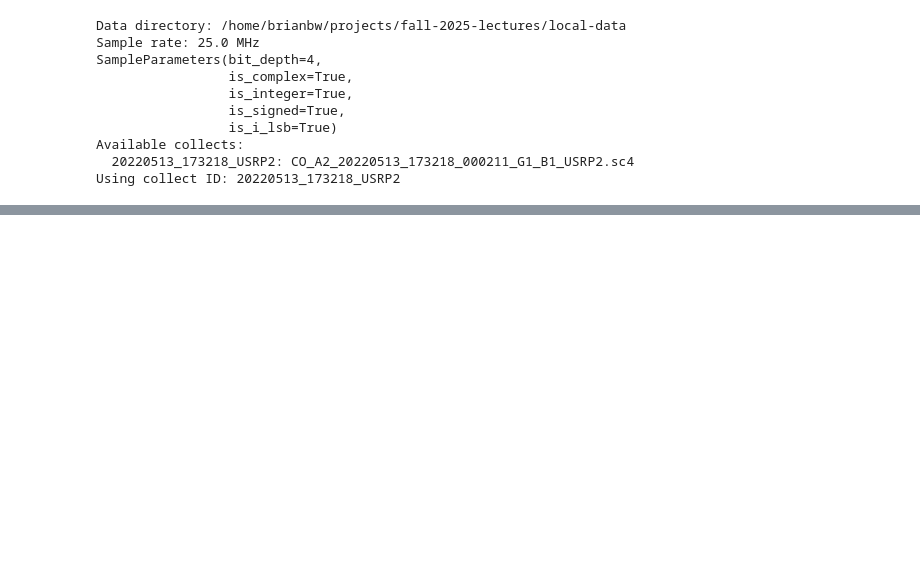
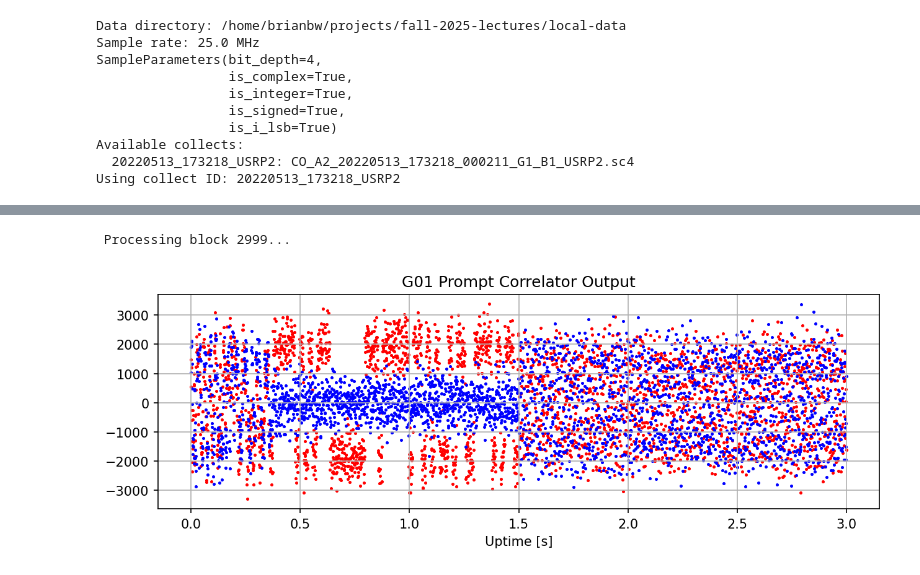
Before and after one commit to cu-sense-lab/fall-2025-lectures, a Jupyter notebook: final-project/tracking.ipynb, the cells around one changed output, grey strips where cells are left out. Drawn from its saved outputs; the diff is of its cells as text; code cells hidden in the pictures; blank space fills up the shorter version.

Commit message:
tracking

```diff
--- a/final-project/tracking.ipynb
+++ b/final-project/tracking.ipynb
@@ -55,7 +60,6 @@ Available collects:
 Using collect ID: 20220513_173218_USRP2
 # %%
 # Load acquisition results from file
-import pickle
 acq_results_directory = os.path.join(data_dir, "acquisition-results")
 os.makedirs(acq_results_directory, exist_ok=True)
 acq_results_version_id = "v1"
@@ -63,7 +67,7 @@ acq_results_filepath = os.path.join(
     acq_results_directory, f"{collect_id}.{acq_results_version_id}.pkl"
 )
 with open(acq_results_filepath, "rb") as f:
-    acq_results = pickle.load(f)
+    acq_results: dict[str, bpsk_acquisition.AcquisitionResult] = pickle.load(f)
 
 acquired_signal_ids = sorted(list(filter(
     lambda sig_id: acq_results[sig_id].signal_detected, acq_results.keys()
@@ -152,0 +123,72 @@ with sample_streaming.FileSampleStream(
+# %%
+with sample_streaming.FileSampleStream(
+        collect_filepath,
+        sample_params,
+        buffer_size_samples,
+        block_size_samples,
+    ) as sample_stream:
+
+    sample_block_generator = sample_stream.sample_block_generator()
+
+    for i_block, sample_block in enumerate(sample_block_generator):
+        if i_block >= num_blocks_to_track:
+            break
+        print(f"\r Processing block {i_block}...", end="")
+
+        uptime_seconds = i_block * block_duration_ms * 1e-3
+
+        # Mixdown to baseband
+        phi_IF = 2 * np.pi * inter_freq_l1_hz * (uptime_seconds + tracking_loop_params.block_sample_time_arr)
+        # Inject Doppler shift at 1.5 seconds
+        # if uptime_seconds >= 1.4:
+        #     phi_shift = 2 * np.pi * gps_l1ca.CARRIER_FREQ * 10e-8 * np.maximum(0, uptime_seconds + tracking_loop_params.block_sample_time_arr - 1.5)
+        #     phi_IF += phi_shift
+        sample_block *= np.exp(-1j * phi_IF)
+
+        # Track each signal
+        for sig_id, signal_state in tracking_signal_states.items():
+            signal_params = GPS_L1_tracking_signal_params[sig_id]
+            signal_outputs = tracking_outputs[sig_id]
+            tracking.track_signal(
+                uptime_seconds,
+                sample_block,
+                signal_params,
+                signal_state,
+                tracking_loop_params,
+                signal_outputs,
+            )
+# %% [output]
+ Processing block 2999...
+# %%
+# Save tracking results from file
+tracking_results_directory = os.path.join(data_dir, "tracking-results")
+os.makedirs(tracking_results_directory, exist_ok=True)
+tracking_results_version_id = "vT2_code-offset"
+tracking_results_filepath = os.path.join(
+    tracking_results_directory, f"{collect_id}.{tracking_results_version_id}.pkl"
+)
+with open(tracking_results_filepath, "wb") as f:
+    pickle.dump(tracking_loop_params, f)
+    pickle.dump(tracking_outputs, f)
+# %%
+sig_id = tracking_signal_ids[0]
+signal_outputs = tracking_outputs[sig_id]
+fig = plt.figure(figsize=(10, 3), dpi=150)
+ax = fig.add_subplot(1, 1, 1)
+prompt = signal_outputs.prompt_corr
+ax.scatter(signal_outputs.uptime_seconds, prompt.real, s=2, color="r")
+ax.scatter(signal_outputs.uptime_seconds, prompt.imag, s=2, color="b")
+# prompt = signal_outputs.prompt_corr * np.exp(-1j * 2.0 * np.pi * 530 * signal_outputs.uptime_seconds)
+# ax.scatter(signal_outputs.uptime_seconds, prompt.real, s=2, color="r")
+# ax.scatter(signal_outputs.uptime_seconds, prompt.imag, s=2, color="b")
+# prompt = signal_outputs.prompt_corr
+# delta_phase = np.angle(prompt[1:] / prompt[:-1])
+# ax.scatter(signal_outputs.uptime_seconds[:-1], delta_phase, s=2, color="g")
+# mean_delta_phase = np.mean(delta_phase)
+# print(f"Mean delta phase: {mean_delta_phase} rad")
+ax.grid()
+ax.set_title(f"{sig_id} Prompt Correlator Output")
+ax.set_xlabel("Uptime [s]")
+plt.show()
+# %% [output]
+[figure, added]
```
Also changed, not shown: parts of 8 cells of this notebook, 19 other files.
